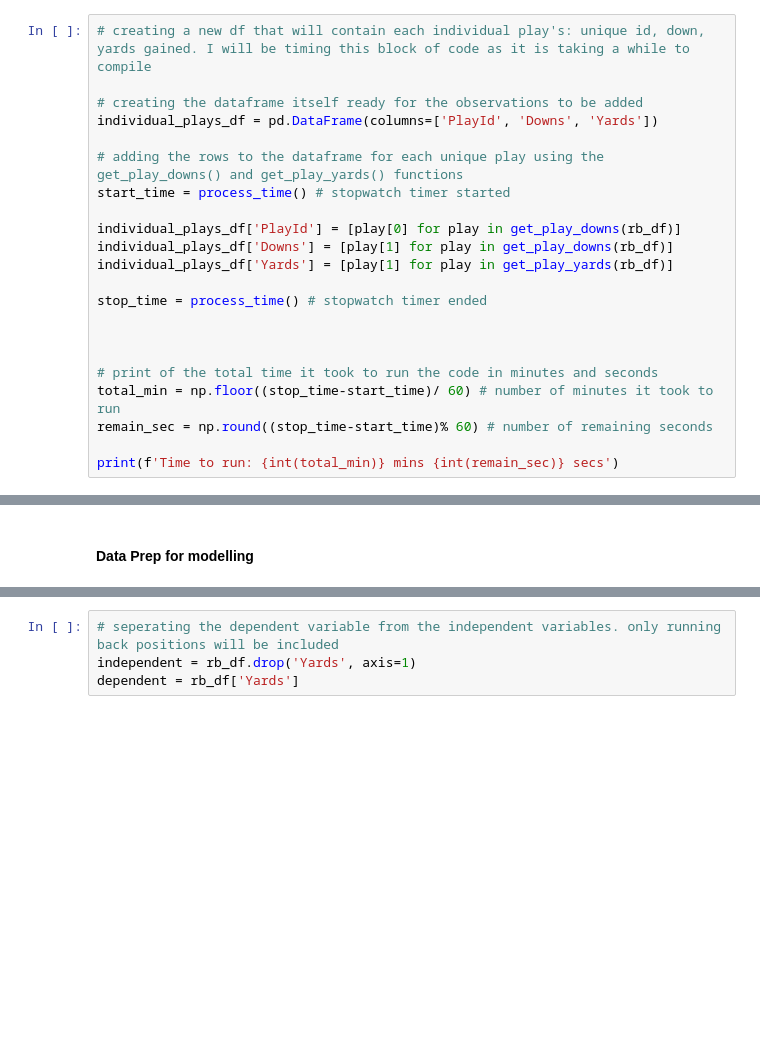
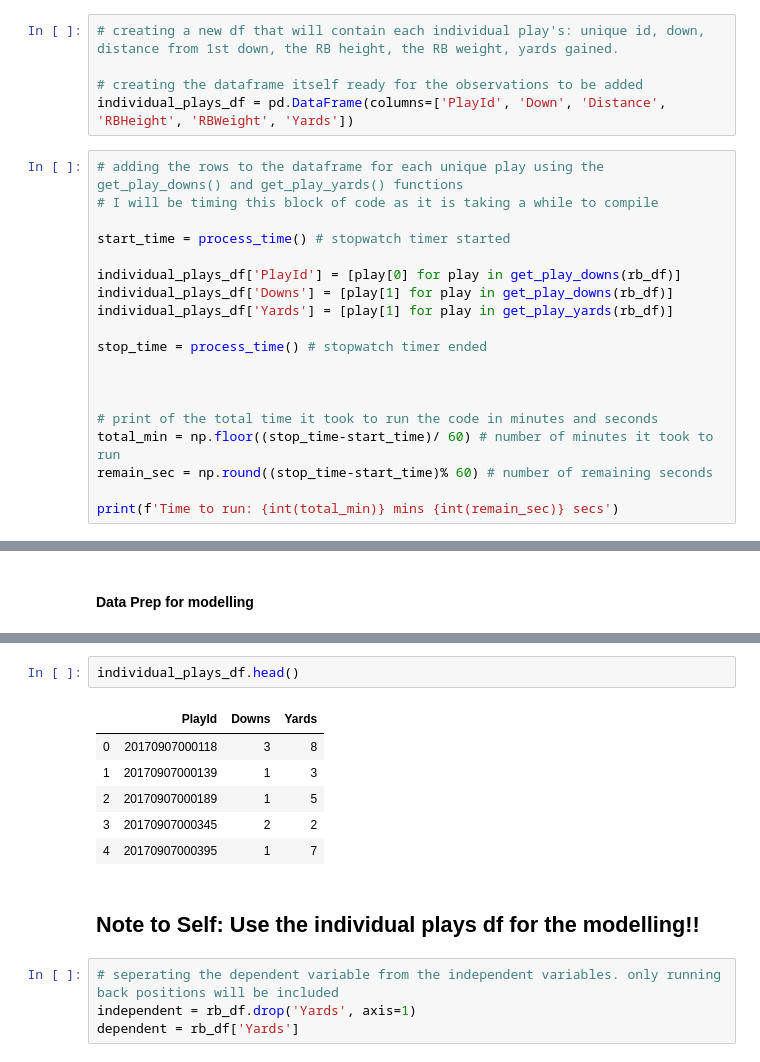
Before and after one commit to Louis-Bad/NFL-Rushing-Yards, a Jupyter notebook: main.ipynb, the cells around one changed output, grey strips where cells are left out. Saved outputs shown, nothing was run; the diff lists cells and outputs as text; blank space fills up the shorter version.

Commit message:
One of the required functions has been added, as well as notes to self for the last bit of work needed to complete the notebook MVP

```diff
--- a/main.ipynb
+++ b/main.ipynb
@@ -555,13 +595,15 @@ plt.show();
 # %% [markdown]
 #### Visualisation Analysis:
 <br> <br> <br> <br>
+# %%
+# creating a new df that will contain each individual play's: unique id, down, distance from 1st down, the RB height, the RB weight, yards gained.
+
+# creating the dataframe itself ready for the observations to be added
+individual_plays_df = pd.DataFrame(columns=['PlayId', 'Down', 'Distance', 'RBHeight', 'RBWeight', 'Yards'])
 # %%
-# creating a new df that will contain each individual play's: unique id, down, yards gained. I will be timing this block of code as it is taking a while to compile
+# adding the rows to the dataframe for each unique play using the get_play_downs() and get_play_yards() functions
+# I will be timing this block of code as it is taking a while to compile
 
-# creating the dataframe itself ready for the observations to be added
-individual_plays_df = pd.DataFrame(columns=['PlayId', 'Downs', 'Yards'])
-
-# adding the rows to the dataframe for each unique play using the get_play_downs() and get_play_yards() functions
 start_time = process_time() # stopwatch timer started
 
 individual_plays_df['PlayId'] = [play[0] for play in get_play_downs(rb_df)]
@@ -642,3 +686,14 @@ plt.show();
+# %%
+individual_plays_df.head()
+# %% [output]
+|  | PlayId | Downs | Yards |
+| 0 | 20170907000118 | 3 | 8 |
+| 1 | 20170907000139 | 1 | 3 |
+| 2 | 20170907000189 | 1 | 5 |
+| 3 | 20170907000345 | 2 | 2 |
+| 4 | 20170907000395 | 1 | 7 |
+# %% [markdown]
+## Note to Self: Use the individual plays df for the modelling!!
 # %%
 # seperating the dependent variable from the independent variables. only running back positions will be included
 independent = rb_df.drop('Yards', axis=1)
```
Also changed, not shown: parts of 4 cells of this notebook.
